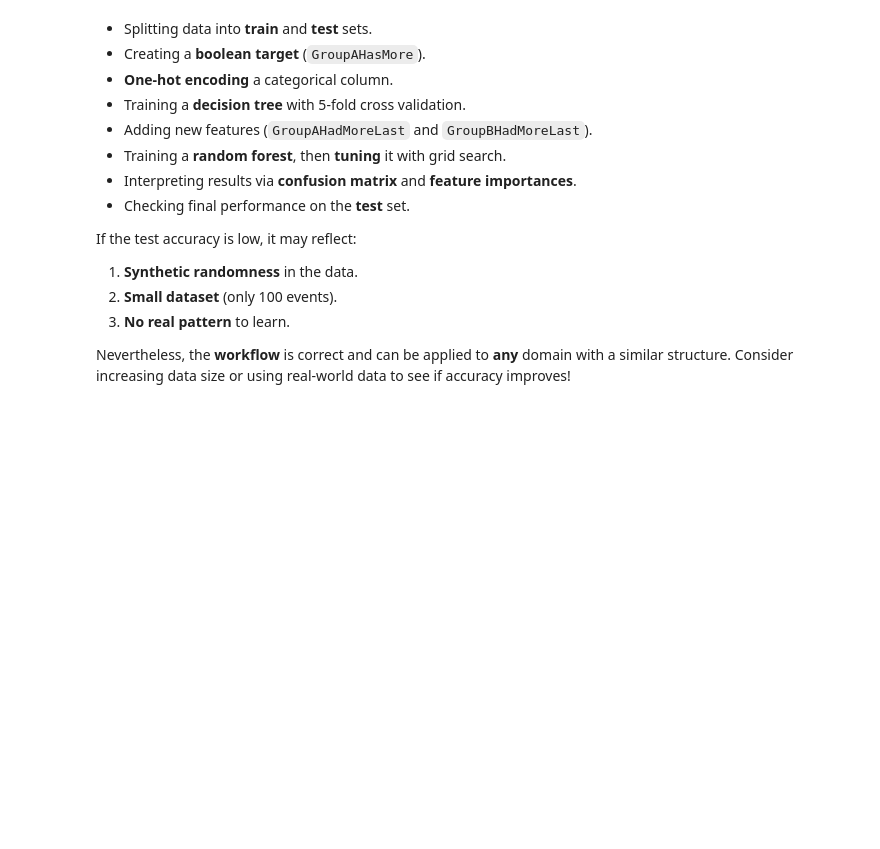
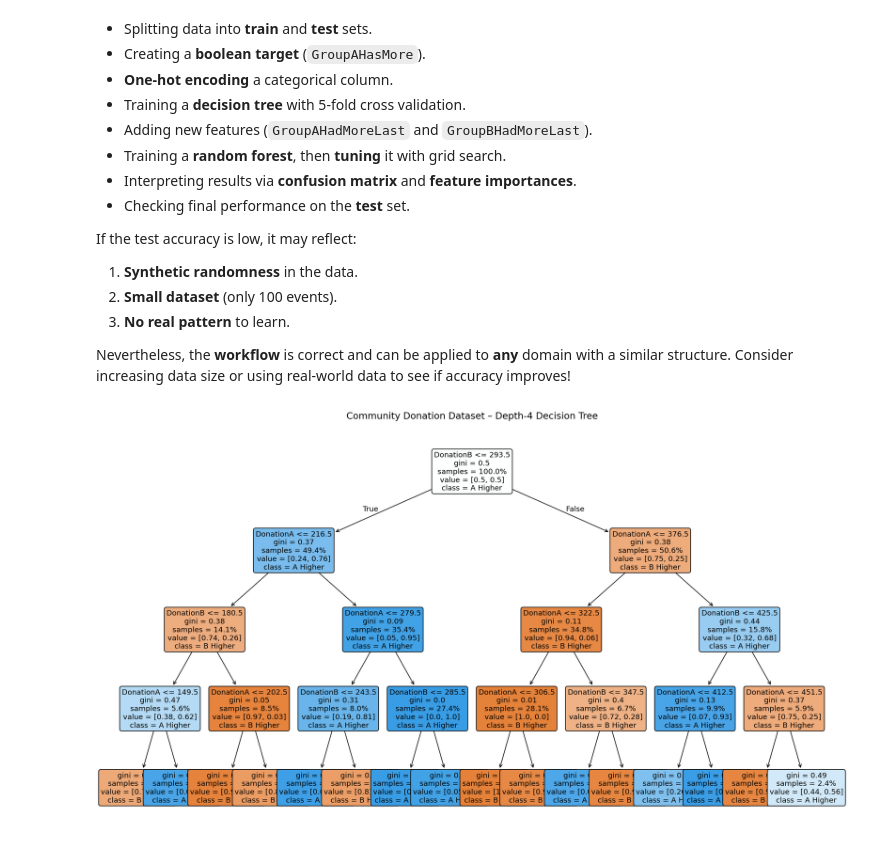
Before and after one commit to dornercr/INFO371, a Jupyter notebook: INFO371_Week4_Community_Donation_Demo.ipynb, the cells around one changed output. Drawn from its saved outputs; the diff is of its cells as text; code cells hidden in the pictures; blank space fills up the shorter version.

```diff
--- a/INFO371_Week4_Community_Donation_Demo.ipynb
+++ b/INFO371_Week4_Community_Donation_Demo.ipynb
@@ -432,3 +432,76 @@ If the test accuracy is low, it may reflect:
 3. **No real pattern** to learn.
 
 Nevertheless, the **workflow** is correct and can be applied to **any** domain with a similar structure. Consider increasing data size or using real-world data to see if accuracy improves!
+# %%
+import matplotlib.pyplot as plt
+from sklearn.tree import plot_tree
+
+import pandas as pd
+import numpy as np
+import random
+from sklearn.tree import DecisionTreeClassifier, plot_tree
+from sklearn.model_selection import train_test_split
+import matplotlib.pyplot as plt
+
+# ----- 1. Regenerate the full synthetic Community Donation dataset -----
+np.random.seed(2027)
+random.seed(2027)
+num_events = 10000
+
+groups = [
+    "FoodBankHeroes", "ClothesForAll", "BookDriveCo", "MedSupplyTeam",
+    "CleanWaterOrg", "GreenPlanetCrew", "YouthAidGroup", "HousingHelpers"
+]
+
+date_range   = pd.date_range("2024-02-01", periods=num_events, freq="D")
+chosen_dates = np.random.choice(date_range, size=num_events, replace=False)
+
+data = {
+    "DonationA": np.random.randint(100, 501, size=num_events),
+    "DonationB": np.random.randint(100, 501, size=num_events),
+    "GroupA":    [random.choice(groups) for _ in range(num_events)],
+    "GroupB":    [random.choice(groups) for _ in range(num_events)],
+}
+
+df = pd.DataFrame(data)
+# ensure GroupB != GroupA
+for i in range(num_events):
+    while df.at[i, "GroupB"] == df.at[i, "GroupA"]:
+        df.at[i, "GroupB"] = random.choice(groups)
+
+df["GroupAHasMore"] = df["DonationA"] > df["DonationB"]
+
+# ----- 2. Use only numeric donation columns for an interpretable tree ---
+X = df[["DonationA", "DonationB"]]
+y = df["GroupAHasMore"]
+
+X_train, X_test, y_train, y_test = train_test_split(
+    X, y, test_size=0.3, random_state=42, shuffle=True
+)
+
+# Shallow tree for clarity
+tree_clf = DecisionTreeClassifier(
+    max_depth=4,          # at most 4 questions deep
+    min_samples_leaf=50,  # avoid tiny leaves
+    random_state=42
+)
+tree_clf.fit(X_train, y_train)
+
+# Assume `tree_clf` has already been fitted in the current session
+plt.figure(figsize=(16, 9), dpi=120)  # larger, higher‑resolution canvas
+plot_tree(
+    tree_clf,
+    feature_names=["DonationA", "DonationB"],
+    class_names=["B Higher", "A Higher"],
+    rounded=True,
+    filled=True,      # color nodes by majority class (default colormap)
+    proportion=True,  # show class proportion instead of raw counts
+    precision=2,      # truncate decimals for readability
+    fontsize=11,
+    max_depth=4       # reinforce depth limit for clarity
+)
+plt.title("Community Donation Dataset – Depth‑4 Decision Tree", pad=20, fontsize=14)
+plt.tight_layout()
+plt.show()
+# %% [output]
+[figure, added]
```
Also changed, not shown: parts of 1 cell of this notebook.
